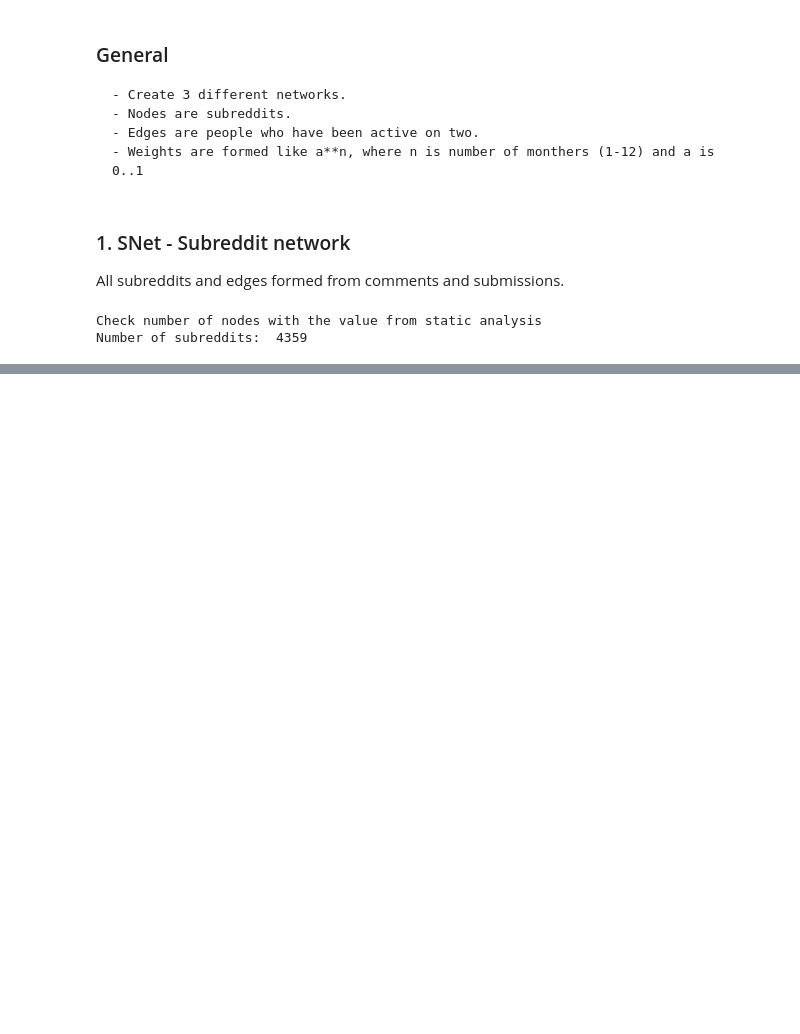
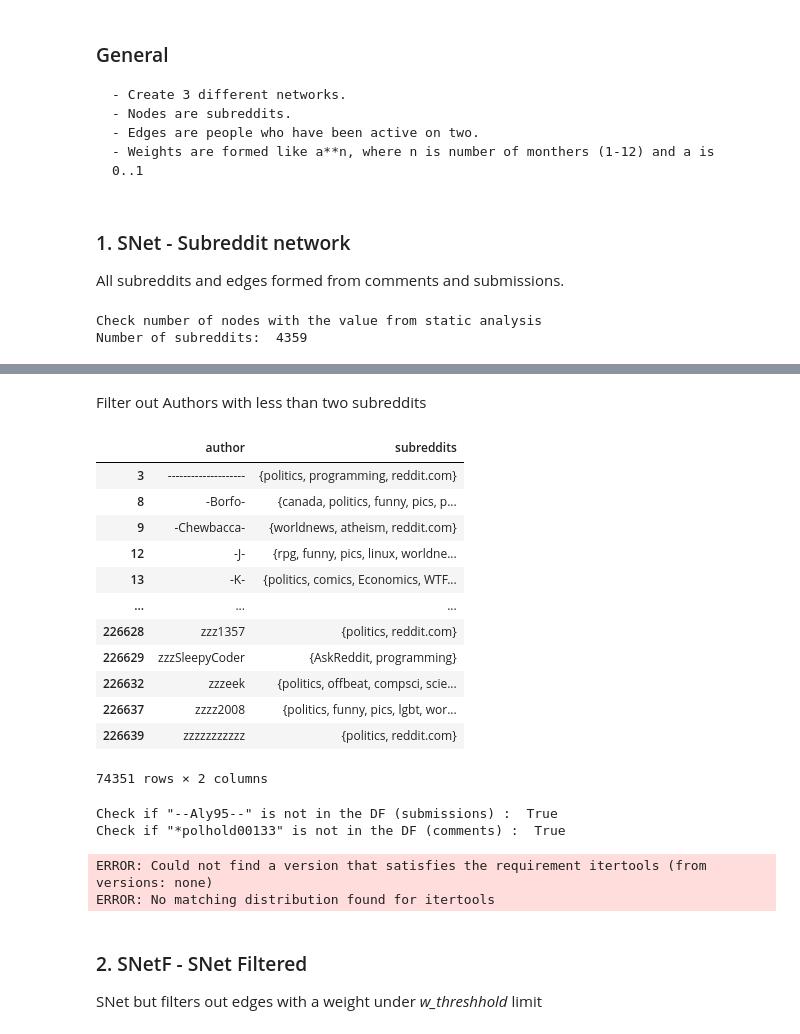
Before and after one commit to milicevicMarko/Reddit2008-Analysis, a Jupyter notebook: Network creation.ipynb, the cells around one changed output, grey strips where cells are left out. Saved outputs shown, nothing was run; the diff lists cells and outputs as text; code cells hidden in the pictures; blank space fills up the shorter version.

```diff
--- a/Network creation.ipynb
+++ b/Network creation.ipynb
@@ -122,0 +146,44 @@ MemoryError: Unable to allocate 3.85 GiB for an array with shape (517084432,) an
+# %% [markdown]
+Filter out Authors with less than two subreddits
+# %%
+authors_to_subreddits = authors_to_subreddits[authors_to_subreddits['subreddits'].apply(lambda x: len(x) >= 2)]
+authors_to_subreddits
+# %% [output]
+|  | author | subreddits |
+| 3 | -------------------- | {politics, programming, reddit.com} |
+| 8 | -Borfo- | {canada, politics, funny, pics, p... |
+| 9 | -Chewbacca- | {worldnews, atheism, reddit.com} |
+| 12 | -J- | {rpg, funny, pics, linux, worldne... |
+| 13 | -K- | {politics, comics, Economics, WTF... |
+| ... | ... | ... |
+| 226628 | zzz1357 | {politics, reddit.com} |
+| 226629 | zzzSleepyCoder | {AskReddit, programming} |
+| 226632 | zzzeek | {politics, offbeat, compsci, scie... |
+| 226637 | zzzz2008 | {politics, funny, pics, lgbt, wor... |
+| 226639 | zzzzzzzzzzz | {politics, reddit.com} |
+74351 rows × 2 columns
+# %%
+print("Check if \"--Aly95--\" is not in the DF (submissions) : ", authors_to_subreddits[authors_to_subreddits["author"] == "--Aly95--"].empty)
+print("Check if \"*polhold00133\" is not in the DF (comments) : ", authors_to_subreddits[authors_to_subreddits["author"] == "*polhold00133"].empty)
+# %% [output]
+Check if "--Aly95--" is not in the DF (submissions) :  True
+Check if "*polhold00133" is not in the DF (comments) :  True
+# %%
+!pip install itertools
+from itertools import combinations
+
+for _, row in authors_to_subreddits.iterrows():
+    edges = combinations(row["subreddits"],2)
+#     SNet.add_edges_from(list(edges))
+    for edge in edges:
+        if edge in SNet.edges:
+            SNet.edges[edge]["weight"] += 1
+        else:
+            SNet.add_edge(edge[0], edge[1], weight=1)
+# %% [output]
+ERROR: Could not find a version that satisfies the requirement itertools (from versions: none)
+ERROR: No matching distribution found for itertools
+# %% [markdown]
+### 2. SNetF - SNet Filtered
+
+SNet but filters out edges with a weight under *w_threshhold* limit
```
Also changed, not shown: parts of 9 cells of this notebook.
